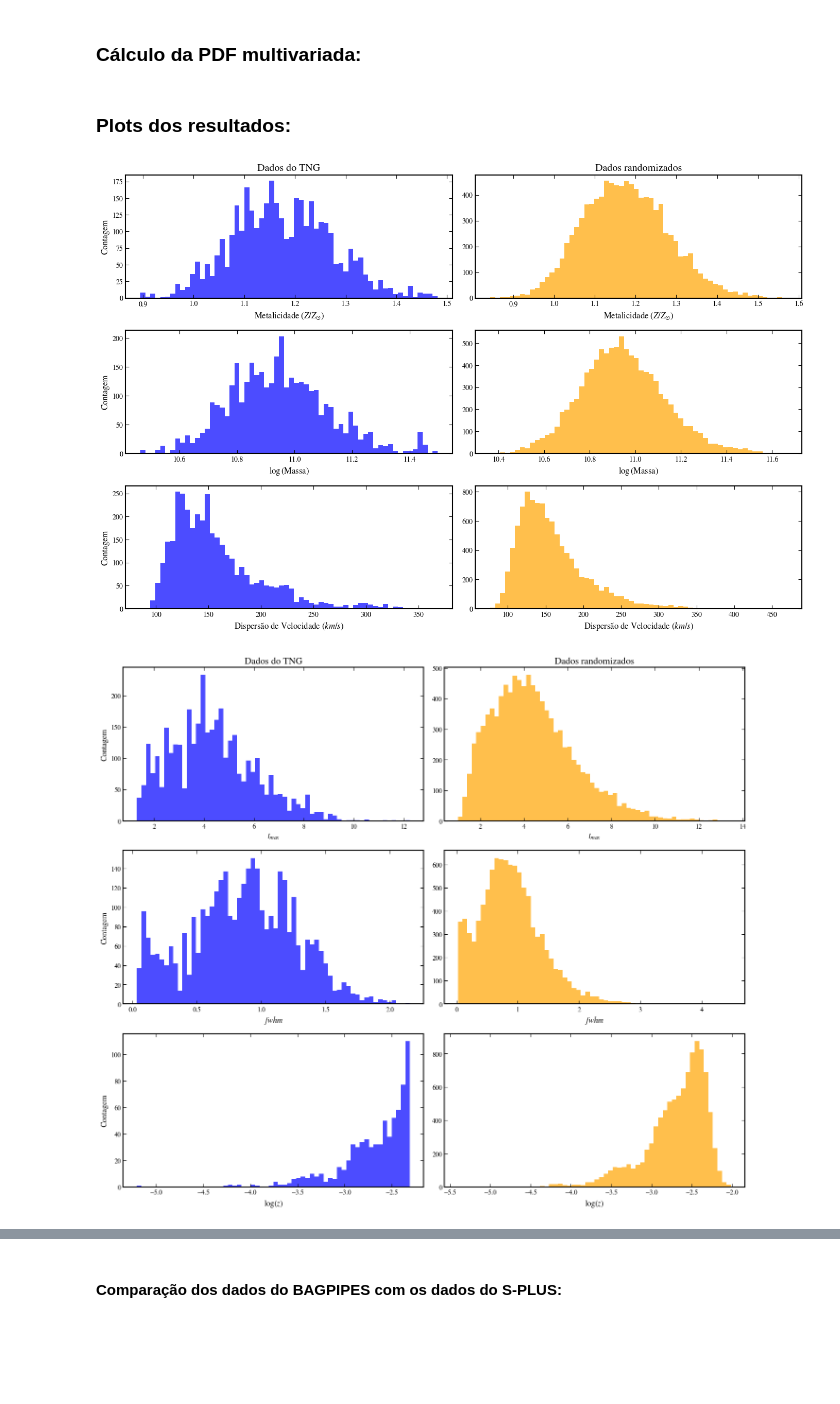
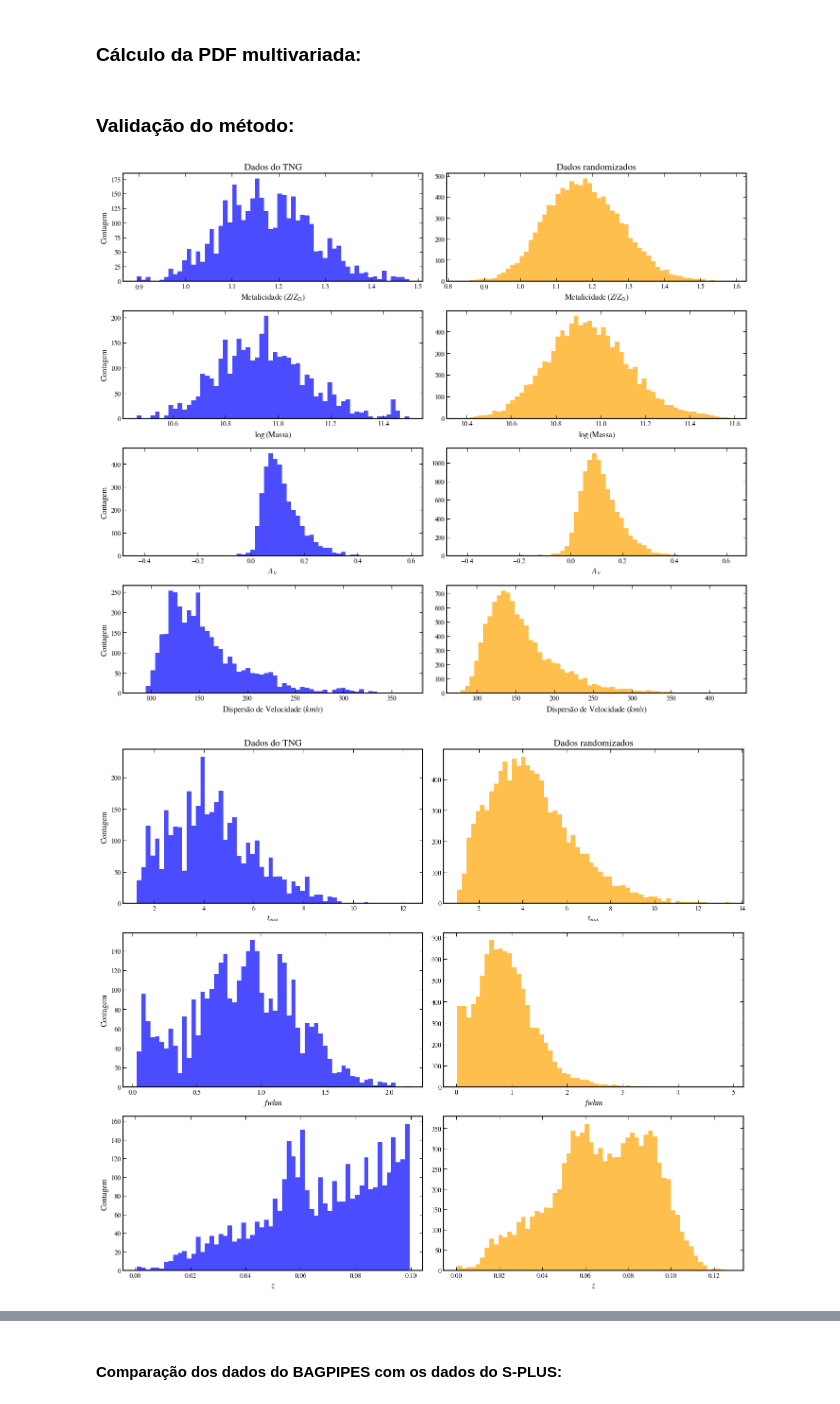
Before and after one commit to pedroand6/Inference4ETGs, a Jupyter notebook: Data/catalogue_estimation.ipynb, the cells around one changed output, grey strips where cells are left out. Cells and saved outputs as stored; diff of their text form; code cells hidden in the pictures; blank space fills up the shorter version.

```diff
--- a/Data/catalogue_estimation.ipynb
+++ b/Data/catalogue_estimation.ipynb
@@ -51,10 +57,11 @@ table_SFR = np.array(etg_table['SFR'])
 table_sSFR = np.array(etg_table['sSFR'])
 table_met = np.array(etg_table['metallicity'])
 table_dispvel = np.array(etg_table['dispvel'])
+table_dust = np.array(etg_table['dust'])
+table_redshift = np.array(etg_table['redshift'])
 
 #U, B, V, K, g, r, i, z
-table_photometrics = np.array([etg_table['U'], etg_table['B'], etg_table['V'], etg_table['K'],
-                            etg_table['g'], etg_table['r'], etg_table['i'], etg_table['z']]).T
+table_photometrics = np.array([etg_table['u'], etg_table['g'], etg_table['r'], etg_table['i'], etg_table['z']]).T
 
 trees = np.array(etg_table['tree'])
 # %%
@@ -354,9 +385,12 @@ etg_massformed = np.array(merger_data['massformed'])
 tree_mask = (tmax != np.nan) & (tmax > 0) & (fwhm > 0)
 
 etg_met = table_met[tree_mask]
-etg_sersic_mass = table_sersic_mass[tree_mask]
+etg_massinrad = table_massformed[tree_mask]
 etg_SFR = table_SFR[tree_mask]
 etg_dispvel = table_dispvel[tree_mask]
+etg_redshift = table_redshift[tree_mask]
+etg_dust = table_dust[tree_mask]
 tmax = tmax[tree_mask]
 fwhm = fwhm[tree_mask]
 etg_massformed = etg_massformed[tree_mask]
+etg_photometrics = table_photometrics[tree_mask]
@@ -370,8 +396,0 @@ def taylor2011(g, i, M):
-# %%
-sdss_etgs['mass'] = taylor2011(sdss_etgs['g'], sdss_etgs['i'], sdss_etgs['i'] - 5 * np.log10(Planck15.luminosity_distance(sdss_etgs['redshift']).value * 1e6 / 10))
-sdss_etgs['mass'] = sdss_etgs['mass'][sdss_etgs['mass'] >= 10.3]
-
-splus_data['mass'] = taylor2011(splus_data['g_auto'], splus_data['i_auto'], splus_data['i_auto'] - 5 * np.log10(Planck15.luminosity_distance(splus_data['zml']).value * 1e6 / 10))
-splus_data['mass'] = splus_data['mass'][splus_data['mass'] >= 10.3]
-
-tng_taylor_mass = taylor2011(table_photometrics[:, 4], table_photometrics[:, 6], table_photometrics[:, 6])[tree_mask]
@@ -433,14 +398,15 @@ plt.show()
 ### Cálculo da PDF multivariada:
 # %%
 # Estimamos a função de densidade de probabilidade multivariada com o KDE
-values = np.vstack([etg_met, etg_massformed,
+values = np.vstack([etg_met, etg_massformed, etg_dust,
                     np.log10(etg_dispvel), np.log10(tmax), np.log10(fwhm)])
 kernel = stats.gaussian_kde(values, bw_method='silverman')
 
 zml = splus_data['zml']
+#zml = etg_redshift
 z_kernel = stats.gaussian_kde(np.log10(zml))
 # %% [markdown]
-### Plots dos resultados:
+### Validação do método:
 # %%
 subplot_pos = 420
 
@@ -465,39 +431,41 @@ def plot_mock(mock_data, data, name):
 n_samples = 10000
 mock_data = kernel.resample(n_samples)
 
-mock_tmax = 10**(mock_data[3, :])
+mock_tmax = 10**(mock_data[4, :])
 tmax_mask = (mock_tmax < 13.8)
 
 mock_met = 10**mock_data[0, :][tmax_mask]
 mock_mass = mock_data[1, :][tmax_mask]
-mock_dispvel = 10**(mock_data[2, :][tmax_mask])
+mock_dust = mock_data[2, :][tmax_mask]
+mock_dispvel = 10**(mock_data[3, :][tmax_mask])
 
 mock_tmax = mock_tmax[tmax_mask]
-mock_fwhm = 10**(mock_data[4, :][tmax_mask])
+mock_fwhm = 10**(mock_data[5, :][tmax_mask])
 
 mock_redshift = 10**z_kernel.resample(n_samples)[0, :][tmax_mask]
+#mock_redshift = mock_data[6, :][tmax_mask]
 
 # Plot das figuras
 fig = plt.figure(figsize=(14, 12))
 
 plot_mock(mock_met, 10**etg_met, r"Metalicidade $(Z/Z_{\odot})$")
 plot_mock(mock_mass, etg_massformed, r"$\log{}$(Massa)")
-#plot_mock(mock_SFR, etg_SFR, r"SFR $(M_{\odot} / yr)$")
+plot_mock(mock_dust, etg_dust, r"$A_V$")
 plot_mock(mock_dispvel, etg_dispvel, r"Dispersão de Velocidade $(km/s)$")
 
 plt.tight_layout()
 plt.show()
 
 # Plot da figura dos parametros da SFH
 fig = plt.figure(figsize=(14, 12))
 subplot_pos = 320
 
 plot_mock(mock_tmax, tmax, r"$t_{max}$")
 plot_mock(mock_fwhm, fwhm, r"$fwhm$")
-plot_mock(np.log(mock_redshift), np.log(zml), r"$\log(z)$")
+plot_mock(mock_redshift, zml, r"$z$")
 
 plt.tight_layout()
 plt.show()
 # %% [output]
-[figure, old version]
+[figure, new version]
-[figure, old version]
+[figure, new version]
```
Also changed, not shown: parts of 29 cells of this notebook, 1 other file.
